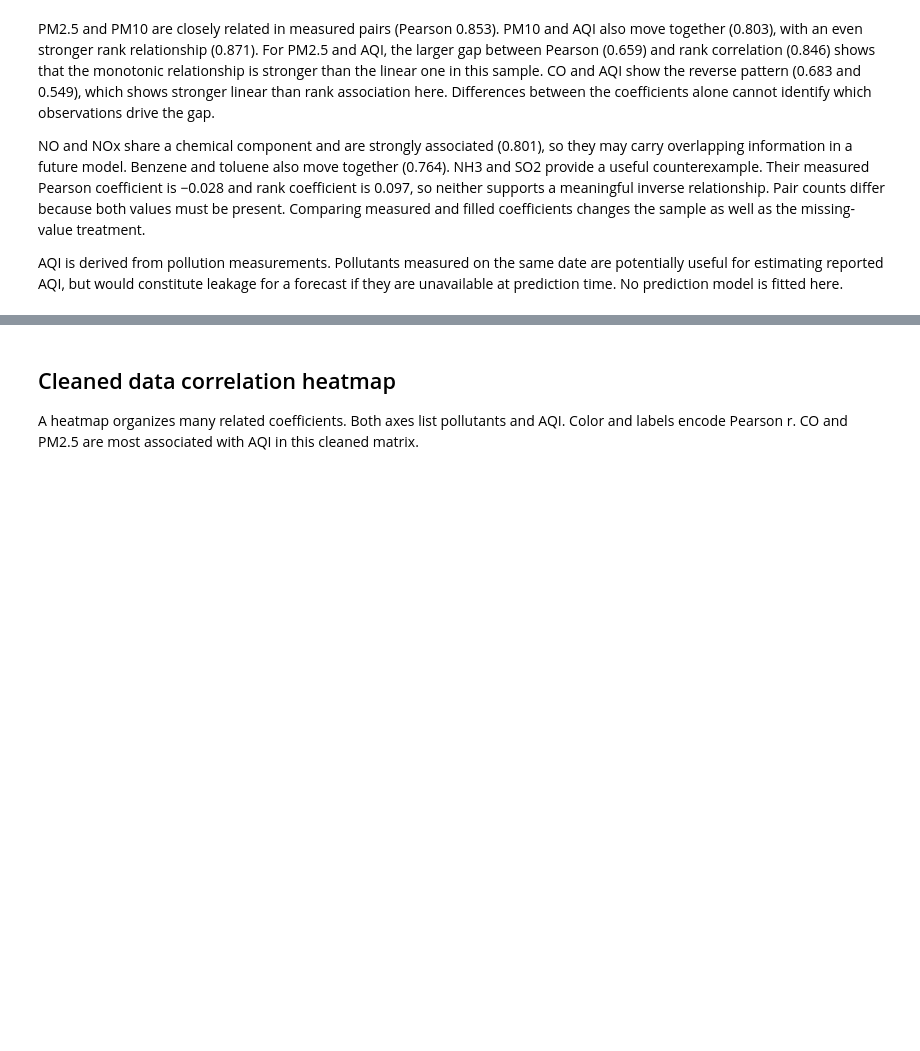
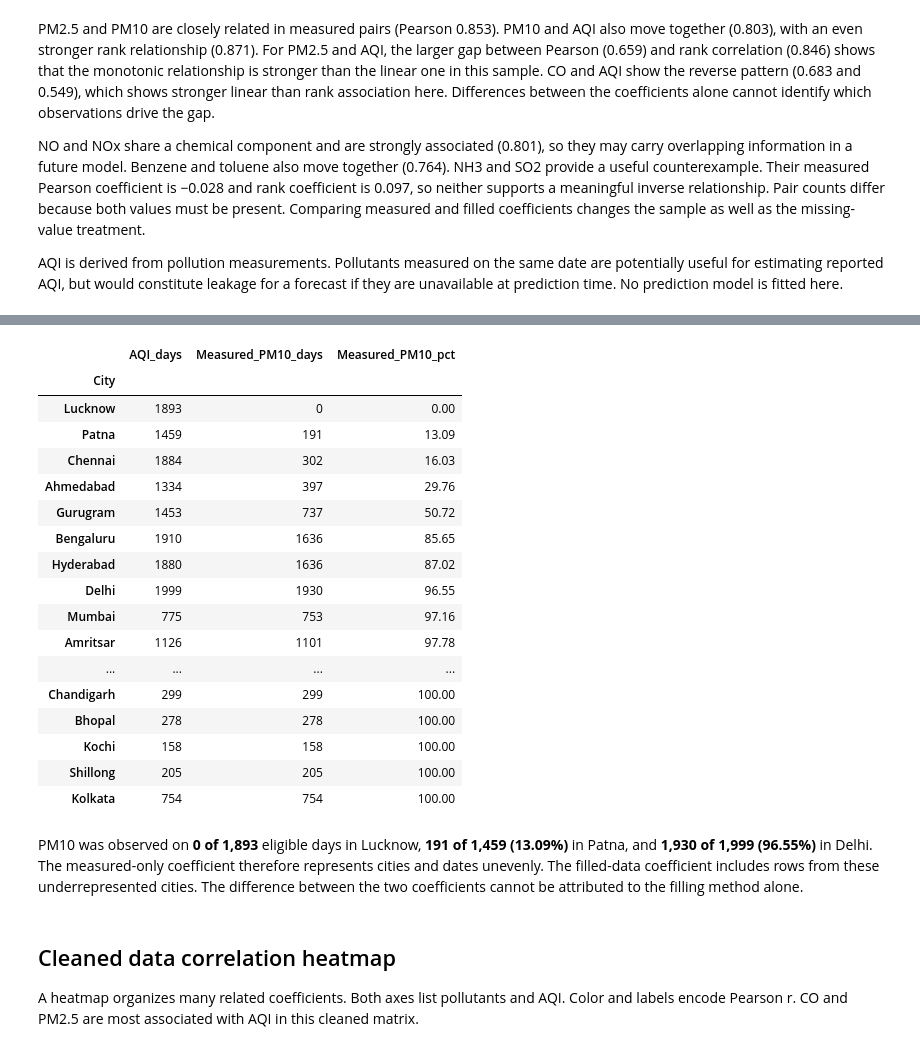
Before and after one commit to omkarrkr/DEV-AAT-SDG11-Air-Quality-Analysis, a Jupyter notebook: notebooks/SDG11_Air_Quality_Analysis.ipynb, the cells around one changed output, grey strips where cells are left out. Saved outputs shown, nothing was run; the diff lists cells and outputs as text; code cells hidden in the pictures; blank space fills up the shorter version.

Commit message:
Add final report and PM10 coverage analysis

```diff
--- a/notebooks/SDG11_Air_Quality_Analysis.ipynb
+++ b/notebooks/SDG11_Air_Quality_Analysis.ipynb
@@ -704,3 +710,33 @@ AQI is derived from pollution measurements. Pollutants measured on the same date
+# %%
+aqi_days = prepared.dropna(subset=["AQI", "AQI_Bucket"])
+pm10_coverage = aqi_days.groupby("City")["PM10"].agg(
+    AQI_days="size", Measured_PM10_days="count"
+)
+pm10_coverage["Measured_PM10_pct"] = (
+    pm10_coverage["Measured_PM10_days"] / pm10_coverage["AQI_days"] * 100
+).round(2)
+display(pm10_coverage.sort_values("Measured_PM10_pct"))
+# %% [output]
+|  | AQI_days | Measured_PM10_days | Measured_PM10_pct |
+| City |  |  |  |
+| Lucknow | 1893 | 0 | 0.00 |
+| Patna | 1459 | 191 | 13.09 |
+| Chennai | 1884 | 302 | 16.03 |
+| Ahmedabad | 1334 | 397 | 29.76 |
+| Gurugram | 1453 | 737 | 50.72 |
+| Bengaluru | 1910 | 1636 | 85.65 |
+| Hyderabad | 1880 | 1636 | 87.02 |
+| Delhi | 1999 | 1930 | 96.55 |
+| Mumbai | 775 | 753 | 97.16 |
+| Amritsar | 1126 | 1101 | 97.78 |
+| ... | ... | ... | ... |
+| Chandigarh | 299 | 299 | 100.00 |
+| Bhopal | 278 | 278 | 100.00 |
+| Kochi | 158 | 158 | 100.00 |
+| Shillong | 205 | 205 | 100.00 |
+| Kolkata | 754 | 754 | 100.00 |
+# %% [markdown]
+PM10 was observed on **0 of 1,893** eligible days in Lucknow, **191 of 1,459 (13.09%)** in Patna, and **1,930 of 1,999 (96.55%)** in Delhi. The measured-only coefficient therefore represents cities and dates unevenly. The filled-data coefficient includes rows from these underrepresented cities. The difference between the two coefficients cannot be attributed to the filling method alone.
 # %% [markdown]
 ## Cleaned data correlation heatmap
 
```
Also changed, not shown: parts of 2 cells of this notebook, 3 other files.
